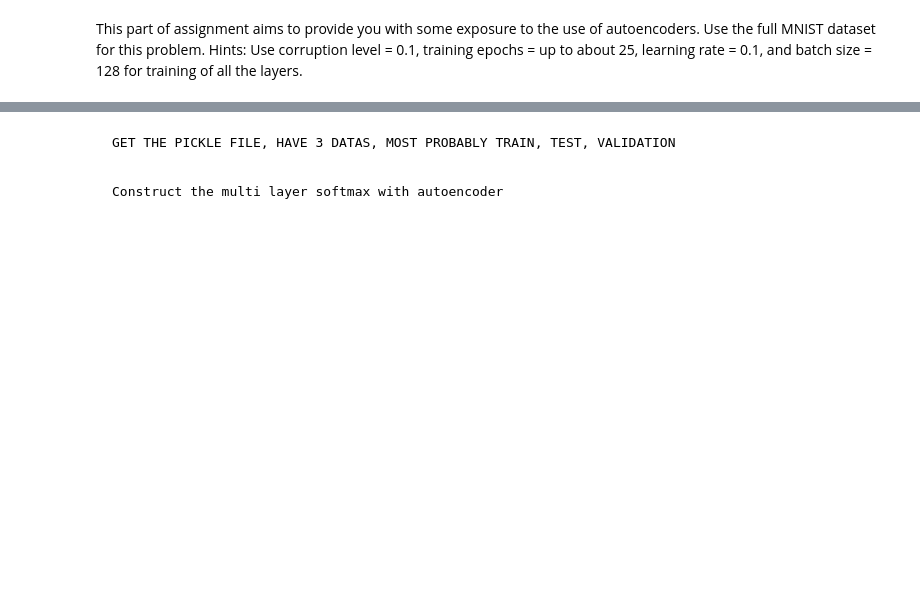
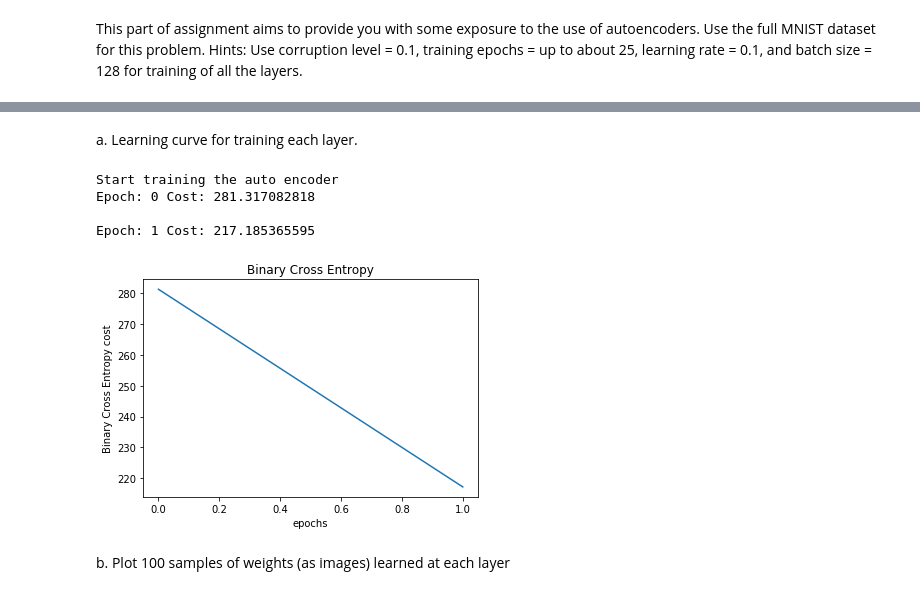
Before and after one commit to edwardsujono/neural_network_deep_cnn_autoencoder, a Jupyter notebook: Auto Encoder.ipynb, the cells around one changed output, grey strips where cells are left out. Saved outputs shown, nothing was run; the diff lists cells and outputs as text; code cells hidden in the pictures; blank space fills up the shorter version.

```diff
--- a/Auto Encoder.ipynb
+++ b/Auto Encoder.ipynb
@@ -0,0 +100,6 @@
+# %%
+data_collector = DataCollector("mnist.pkl")
+
+train_x, train_y = data_collector.get_train_data()
+test_x, test_y = data_collector.get_test_data()
+validate_x, validate_y = data_collector.get_validation_data()
@@ -27,2 +380,0 @@ import cPickle
-# %% [markdown]
-    GET THE PICKLE FILE, HAVE 3 DATAS, MOST PROBABLY TRAIN, TEST, VALIDATION
@@ -37,2 +380,0 @@ with open(r"mnist.pkl", "rb") as input_file:
-# %% [markdown]
-    Construct the multi layer softmax with autoencoder
@@ -43,0 +381,35 @@ class SoftmaxWithAutoEncoder:
+# %% [markdown]
+a. Learning curve for training each layer.
+# %%
+num_feature = len(train_x[0])
+list_hidden_layer = [400,400,400]
+epochs = 2
+batch_size = 3000
+num_output = 10
+
+softmax = SoftmaxAutoEncoder(num_features=num_feature, num_outputs=num_output,
+                             list_hidden_layer=list_hidden_layer, learning_rate=0.1)
+
+softmax.start_train_auto_encoder(epochs=epochs, batch_size=batch_size,
+                                 train_x=train_x, train_y=train_y, verbose=True)
+
+list_cost = softmax.get_total_costs_of_auto_encoder()
+
+visualizer = DataVisualization()
+
+%matplotlib inline
+
+visualizer.show_plot(list_x_point=range(epochs),
+                     list_y_point=list_cost,
+                     x_label='epochs',
+                     y_label='Binary Cross Entropy cost',
+                     title='Binary Cross Entropy',
+                     figure_name='project_b/images/1a_cost.png')
+# %% [output]
+Start training the auto encoder
+Epoch: 0 Cost: 281.317082818
+
+Epoch: 1 Cost: 217.185365595
+[figure, added]
+# %% [markdown]
+b. Plot 100 samples of weights (as images) learned at each layer
```
Also changed, not shown: parts of 43 cells of this notebook, 14 other files.
